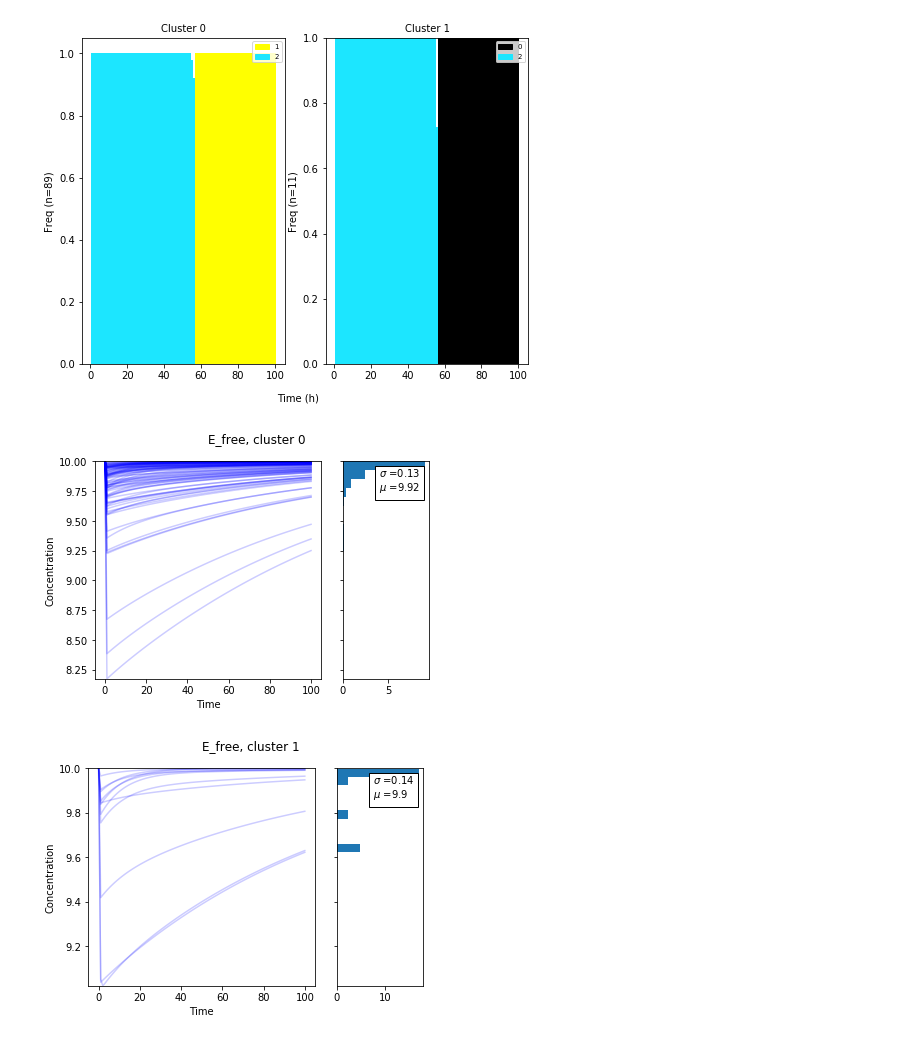
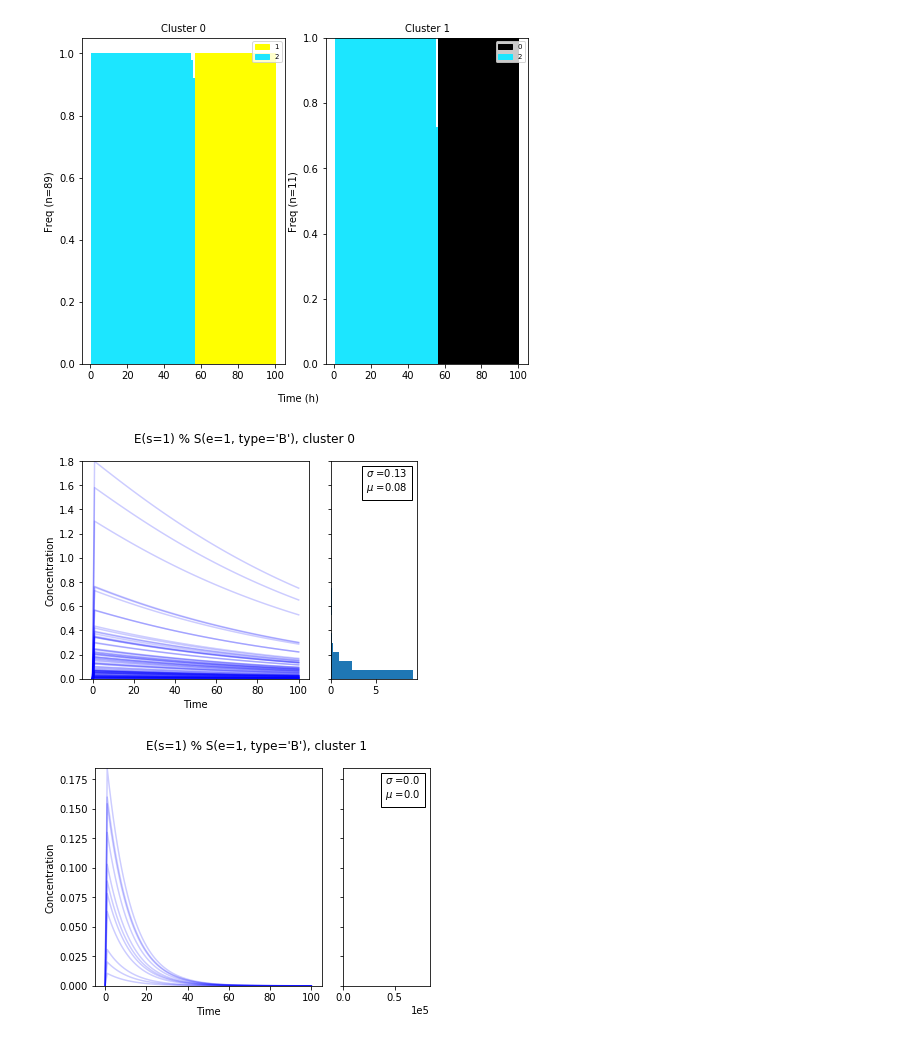
Before and after one commit to LoLab-MSM/pydyno, a Jupyter notebook: tropical/examples/double_enzymatic/double_enzymatic_analysis.ipynb, the cells around one changed output. Saved outputs shown, nothing was run; the diff lists cells and outputs as text; code cells hidden in the pictures.

```diff
--- a/tropical/examples/double_enzymatic/double_enzymatic_analysis.ipynb
+++ b/tropical/examples/double_enzymatic/double_enzymatic_analysis.ipynb
@@ -29,10 +26,10 @@ signs.plot_sequences()
 # %%
 %matplotlib inline
 from tropical.visualize_trajectories import VisualizeTrajectories
 
 clusters = signs.labels
 ac = VisualizeTrajectories(model=model, sim_results='sims_100.h5', clusters=clusters)
-ac.plot_cluster_dynamics(species=['E_free'], norm=False)
+ac.plot_cluster_dynamics(species=[4], norm=False)
 # %% [output]
-[figure, old version]
+[figure, new version]
-[figure, old version]
+[figure, new version]
```
Also changed, not shown: parts of 1 cell of this notebook, 8 other files.
